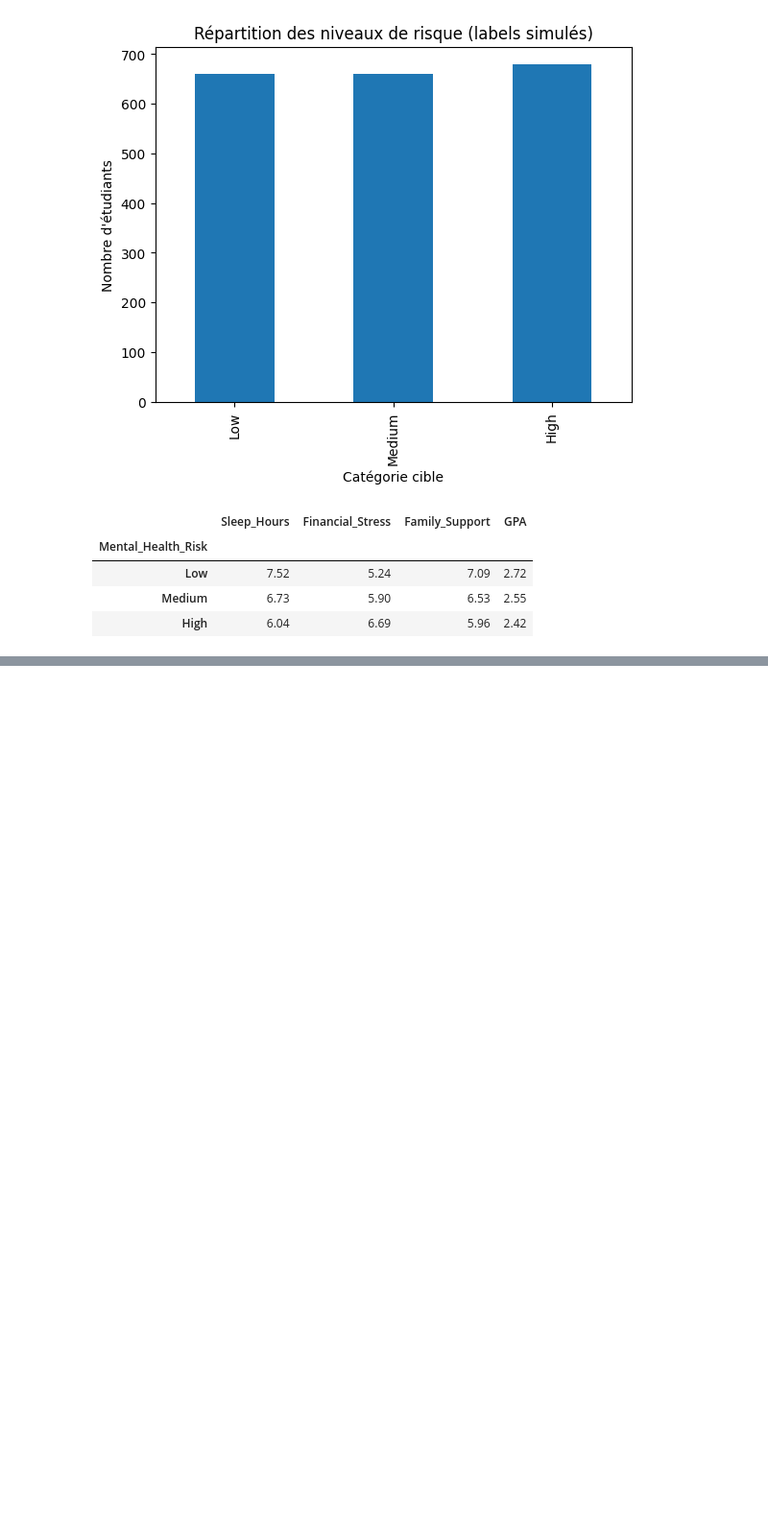
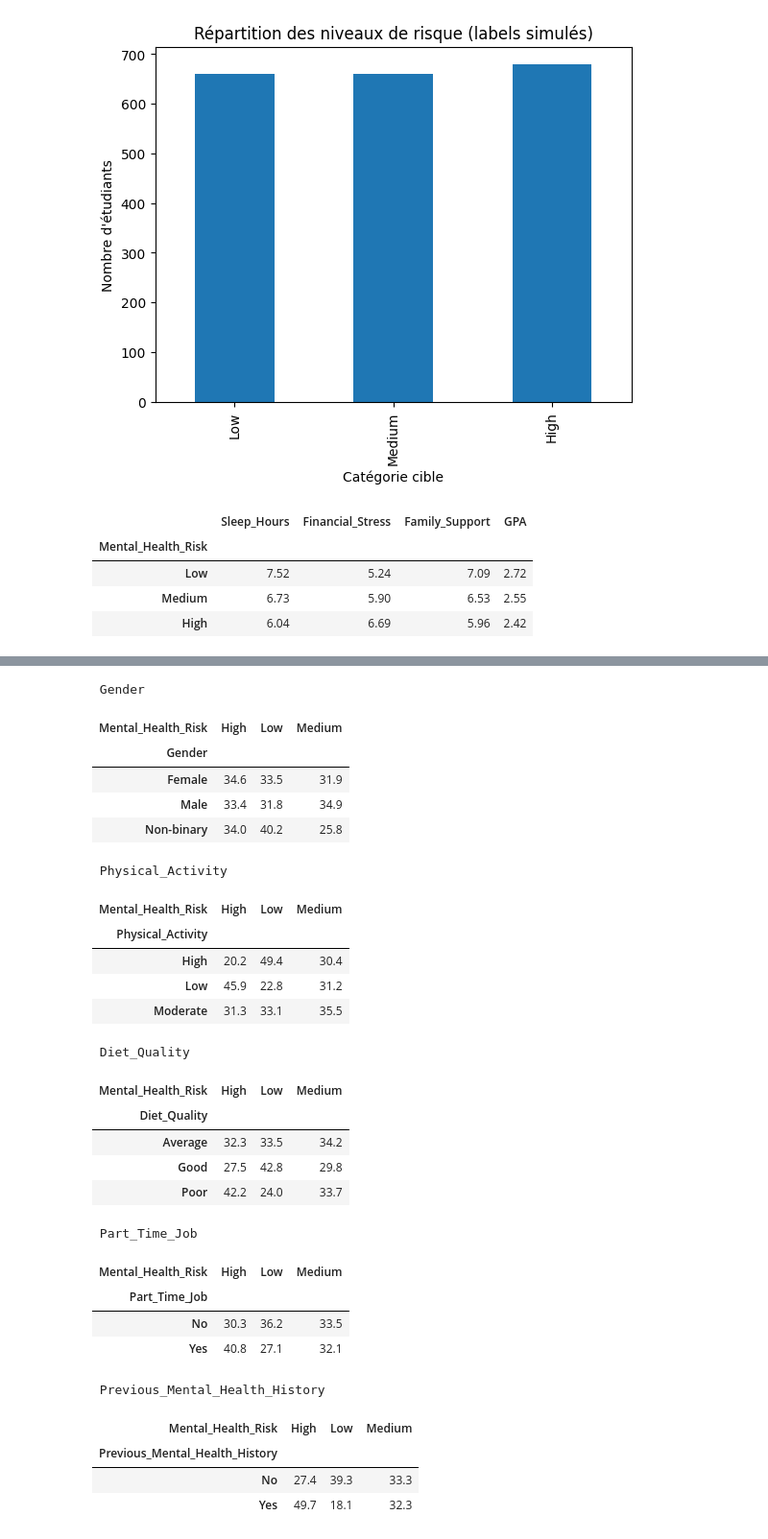
Before and after one commit to zakaryahari/student-mental-health-risk-prediction, a Jupyter notebook: notebooks/01_EDA_Student_Mental_Health.ipynb, the cells around one changed output, grey strips where cells are left out. Shown at 96% size. Cells and saved outputs as stored; diff of their text form; code cells hidden in the pictures; blank space fills up the shorter version.

```diff
--- a/notebooks/01_EDA_Student_Mental_Health.ipynb
+++ b/notebooks/01_EDA_Student_Mental_Health.ipynb
@@ -206,0 +218,34 @@ display(moyennes.loc[ordre].round(2))
+# %%
+for col in ["Gender", "Physical_Activity", "Diet_Quality", "Part_Time_Job", "Previous_Mental_Health_History"]:
+    print("\n", col)
+    tableau = pd.crosstab(df[col], df["Mental_Health_Risk"], normalize="index") * 100
+    display(tableau.round(1))
+# %% [output]
+ Gender
+| Mental_Health_Risk | High | Low | Medium |
+| Gender |  |  |  |
+| Female | 34.6 | 33.5 | 31.9 |
+| Male | 33.4 | 31.8 | 34.9 |
+| Non-binary | 34.0 | 40.2 | 25.8 |
+ Physical_Activity
+| Mental_Health_Risk | High | Low | Medium |
+| Physical_Activity |  |  |  |
+| High | 20.2 | 49.4 | 30.4 |
+| Low | 45.9 | 22.8 | 31.2 |
+| Moderate | 31.3 | 33.1 | 35.5 |
+ Diet_Quality
+| Mental_Health_Risk | High | Low | Medium |
+| Diet_Quality |  |  |  |
+| Average | 32.3 | 33.5 | 34.2 |
+| Good | 27.5 | 42.8 | 29.8 |
+| Poor | 42.2 | 24.0 | 33.7 |
+ Part_Time_Job
+| Mental_Health_Risk | High | Low | Medium |
+| Part_Time_Job |  |  |  |
+| No | 30.3 | 36.2 | 33.5 |
+| Yes | 40.8 | 27.1 | 32.1 |
+ Previous_Mental_Health_History
+| Mental_Health_Risk | High | Low | Medium |
+| Previous_Mental_Health_History |  |  |  |
+| No | 27.4 | 39.3 | 33.3 |
+| Yes | 49.7 | 18.1 | 32.3 |
```
Also changed, not shown: parts of 1 cell of this notebook.
